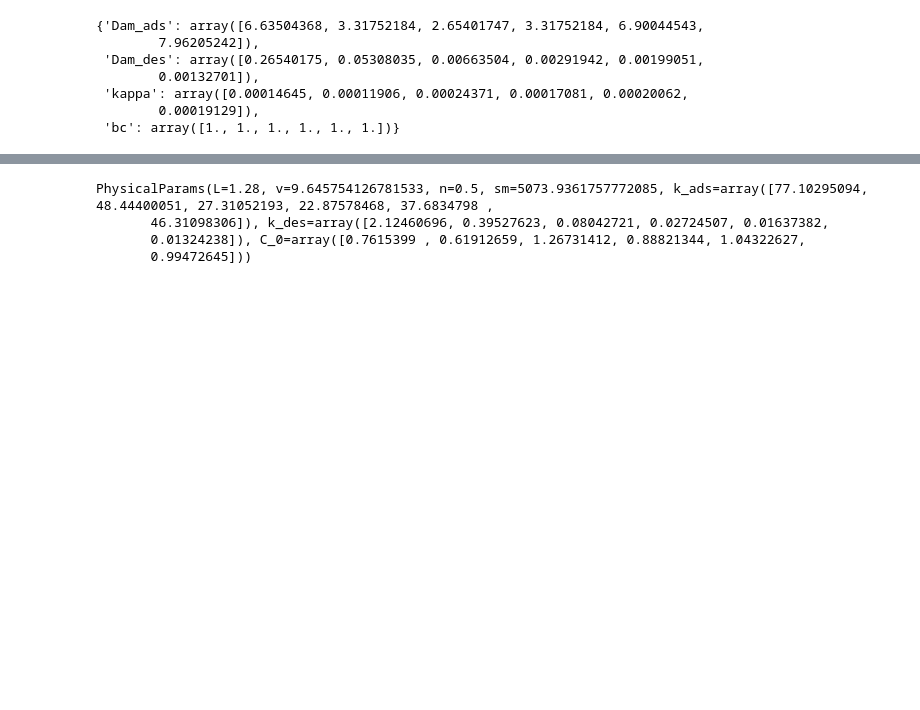
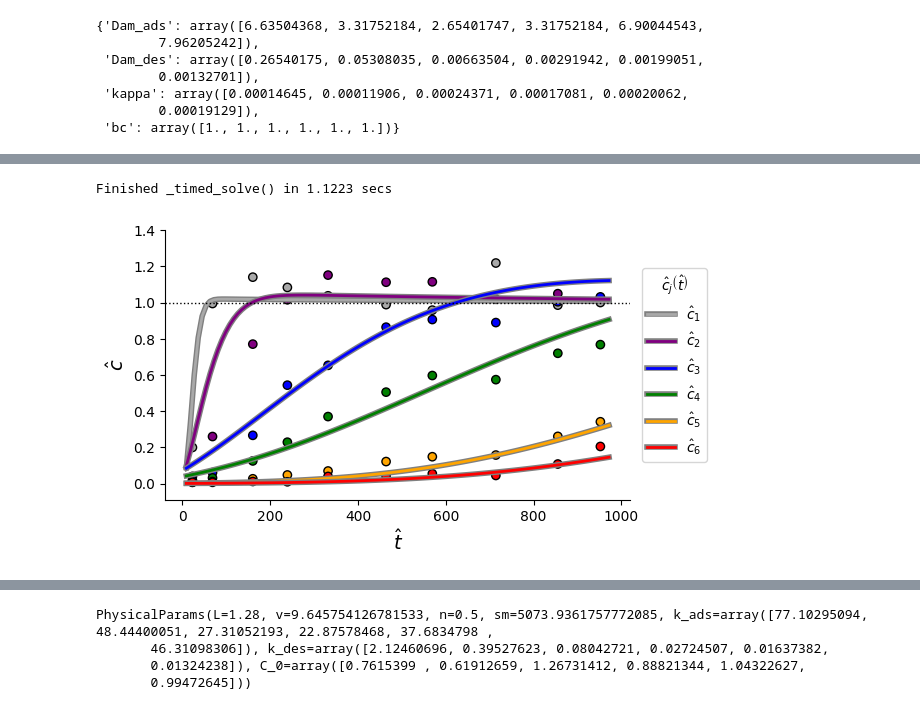
Before and after one commit to edsaac/cowerc-adsorption, a Jupyter notebook: notebooks/only_python/six_contaminants(0.26min).ipynb, the cells around one changed output, grey strips where cells are left out. Cells and saved outputs as stored; diff of their text form; code cells hidden in the pictures; blank space fills up the shorter version.

```diff
--- a/notebooks/only_python/six_contaminants(0.26min).ipynb
+++ b/notebooks/only_python/six_contaminants(0.26min).ipynb
@@ -144,3 +146,14 @@ display(plot_btc_and_data(sim, experimental_data))
+# %%
+sim = Simulation(**p.nondim)
+sim.end_time = 980  # Pore volumes
+sim.write_every = 1000
+sim.cfl = 0.9
+sim._timed_solve()
+
+display(plot_btc_and_data(sim, experimental_data))
+# %% [output]
+Finished _timed_solve() in 1.1223 secs
+[figure, added]
 # %%
 # Fitting data using OSTRICH
 
```
Also changed, not shown: parts of 3 cells of this notebook, 13 other files.
